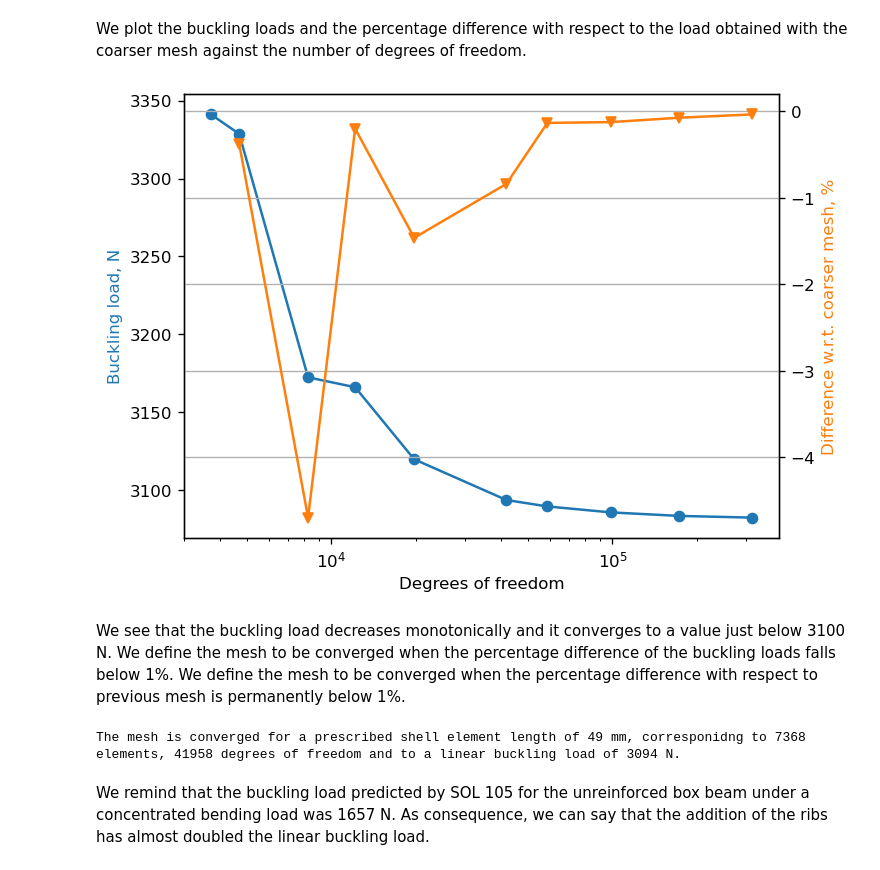
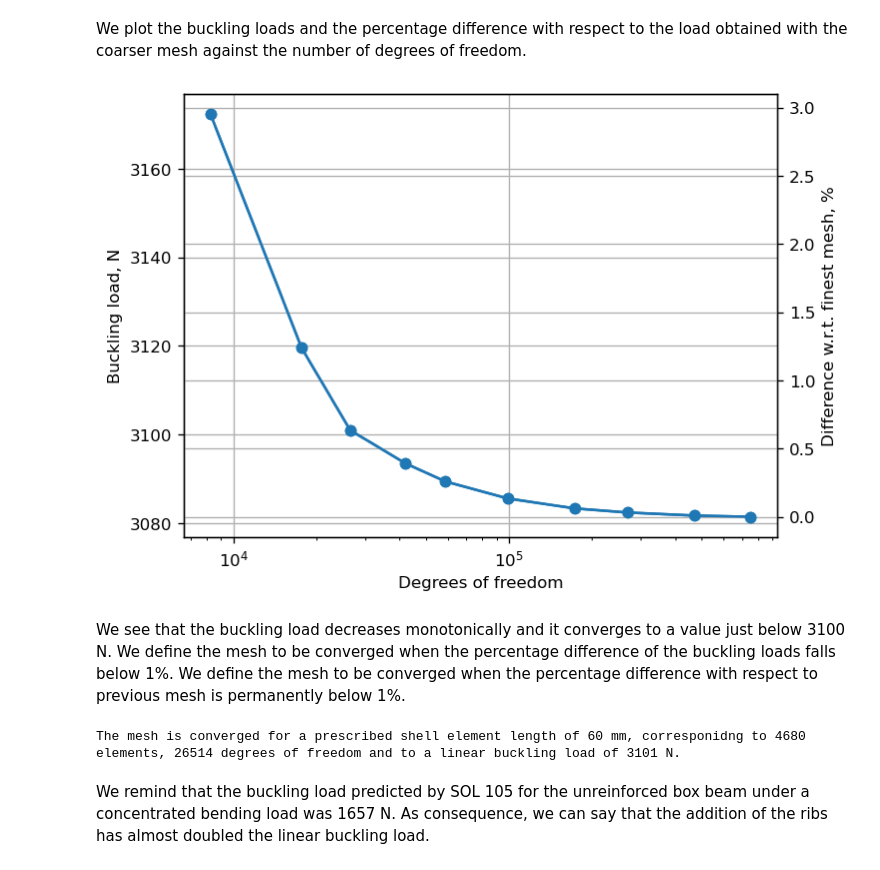
Before and after one commit to fmamitrotta/nonlinear-structural-stability-notebooks, a Jupyter notebook: notebooks/08_Nonlinear_Buckling_Analysis_of_a_Box_Beam_Reinforced_with_Ribs.ipynb, the cells around one changed output. Drawn from its saved outputs; the diff is of its cells as text; code cells hidden in the pictures.

```diff
--- a/notebooks/08_Nonlinear_Buckling_Analysis_of_a_Box_Beam_Reinforced_with_Ribs.ipynb
+++ b/notebooks/08_Nonlinear_Buckling_Analysis_of_a_Box_Beam_Reinforced_with_Ribs.ipynb
@@ -177,7 +177,7 @@ def apply_tip_concentrated_load(bdf_input, force_id):
 Analogously to what we did for the [unreinforced box beam](04_Nonlinear_Buckling_Analysis_of_a_Box_Beam.ipynb#mesh-convergence), we need run a mesh convergence study to establish an appropriate mesh size for our analyses. For this reason, we define 10 different linear sizes for the shell elements, evenly spaced on a log scale between the height of the box beam and four times the thickness of the shell elements, and we monitor how the critical buckling load changes.
 # %%
 # Define shell elements' edge lengths to be used for the mesh convergence study and print them to screen
-shell_element_lengths = np.geomspace(h, t*4, 10) # [mm]
+shell_element_lengths = np.geomspace(h/2, h/20, 10) # [mm]
 print('Target length of shell elements for mesh convergence study [mm]:')
 print(shell_element_lengths)
 # %% [output]
@@ -228,7 +228,7 @@ for count, element_length in enumerate(shell_element_lengths):
     apply_tip_concentrated_load(linear_buckling_bdf, force_set_id)
     # Run SOL 105 and return OP2 object
     input_name = 'linear_buckling_' + str(no_elements[count]) + '_elements'
-    sol_105_op2 = pynastran_utils.run_sol_105_buckling_analysis(bdf_object=linear_buckling_bdf, static_load_set_id=force_set_id,
+    sol_105_op2 = pynastran_utils.run_sol_105_buckling_analysis(bdf_object=linear_buckling_bdf.__deepcopy__({}), static_load_set_id=force_set_id,
                                                                 analysis_directory_path=analysis_directory_path, input_name=input_name,
                                                                 run_flag=False)
     # Find critical buckling load and print it
@@ -263,31 +263,34 @@ WARNING: subcase.py:683 nwords_to_lsem=1000 nwords_to_lsem//4=250
 We plot the buckling loads and the percentage difference with respect to the load obtained with the coarser mesh against the number of degrees of freedom.
 # %%
 # Plot buckling loads vs degrees of freedom with a log scale along the x-axis
-buckling_load_line = plt.semilogx(dofs, linear_buckling_loads, 'o-')
+fig, ax1 = plt.subplots()  # create a figure and set of axes
+buckling_load_line = ax1.semilogx(dofs, linear_buckling_loads, 'o-')
 
-# Plot percentage difference vs degrees of freedom
-ax1 = plt.gca()  # retrieve current axes object of the plot
-ax2 = ax1.twinx()  # add second y-axis to the plot sharing the x-axis with the first axes object
-percentage_diff = (linear_buckling_loads[1:]/linear_buckling_loads[0:-1]-1)*100  # calculate the percentage difference of each buckling load with respect to the one obtained with the coareser mesh
-percentage_diff_line = ax2.plot(dofs[1:], percentage_diff, 'v-', color='tab:orange')
+# Create a twin set of axes to plot percentage difference vs degrees of freedom
+ax2 = ax1.twinx()
+# percentage_diff = (linear_buckling_loads[1:]/linear_buckling_loads[0:-1]-1)*100  # calculate the percentage difference of each buckling load with respect to the one obtained with the coarser mesh
+# percentage_diff_line = ax2.plot(dofs[1:], percentage_diff, 'v-', color='tab:orange')
+percentage_diff = (linear_buckling_loads/linear_buckling_loads[-1]-1)*100
+percentage_diff_line = ax2.plot(dofs, percentage_diff, 'o-')
 
 # Set plot appearance
 ax1.set_xlabel('Degrees of freedom')
-ax1.set_ylabel('Buckling load, N', color=buckling_load_line[0].get_color())
-ax2.set_ylabel('Difference w.r.t. coarser mesh, %', color=percentage_diff_line[0].get_color())
-plt.grid()
+ax1.set_ylabel('Buckling load, N') #, color=buckling_load_line[0].get_color())
+ax2.set_ylabel('Difference w.r.t. finest mesh, %') #, color=percentage_diff_line[0].get_color())
+ax1.grid(True)
+ax2.grid(True)
 plt.show()
 # %% [output]
-[figure, old version]
+[figure, new version]
 # %% [markdown]
 We see that the buckling load decreases monotonically and it converges to a value just below 3100 N. We define the mesh to be converged when the percentage difference of the buckling loads falls below 1%. We define the mesh to be converged when the percentage difference with respect to previous mesh is permanently below 1%.
 # %%
-converged_mesh_index = np.where(np.abs(percentage_diff) < 1)[0][2] + 1  # find index of the edge length array corresponding to where the percentage difference is below 1
+converged_mesh_index = np.where(np.abs(percentage_diff) < 1)[0][0]  # find index of the edge length array corresponding to where the percentage difference is below 1
 converged_element_length = shell_element_lengths[converged_mesh_index]  # store shell length of converged mesh
 sol_105_buckling_load = linear_buckling_loads[converged_mesh_index]  # store buckling load of converged mesh
 print(f'The mesh is converged for a prescribed shell element length of {converged_element_length:.0f} mm, corresponidng to {no_elements[converged_mesh_index]} elements, {dofs[converged_mesh_index]:.0f} degrees of freedom and to a linear buckling load of {sol_105_buckling_load:.0f} N.')
 # %% [output]
-The mesh is converged for a prescribed shell element length of 49 mm, corresponidng to 7368 elements, 41958 degrees of freedom and to a linear buckling load of 3094 N.
+The mesh is converged for a prescribed shell element length of 60 mm, corresponidng to 4680 elements, 26514 degrees of freedom and to a linear buckling load of 3101 N.
 # %% [markdown]
 We remind that the buckling load predicted by SOL 105 for the unreinforced box beam under a concentrated bending load was 1657 N. As consequence, we can say that the addition of the ribs has almost doubled the linear buckling load.
 # %% [markdown]
```
Also changed, not shown: parts of 4 cells of this notebook, 20 other files.
